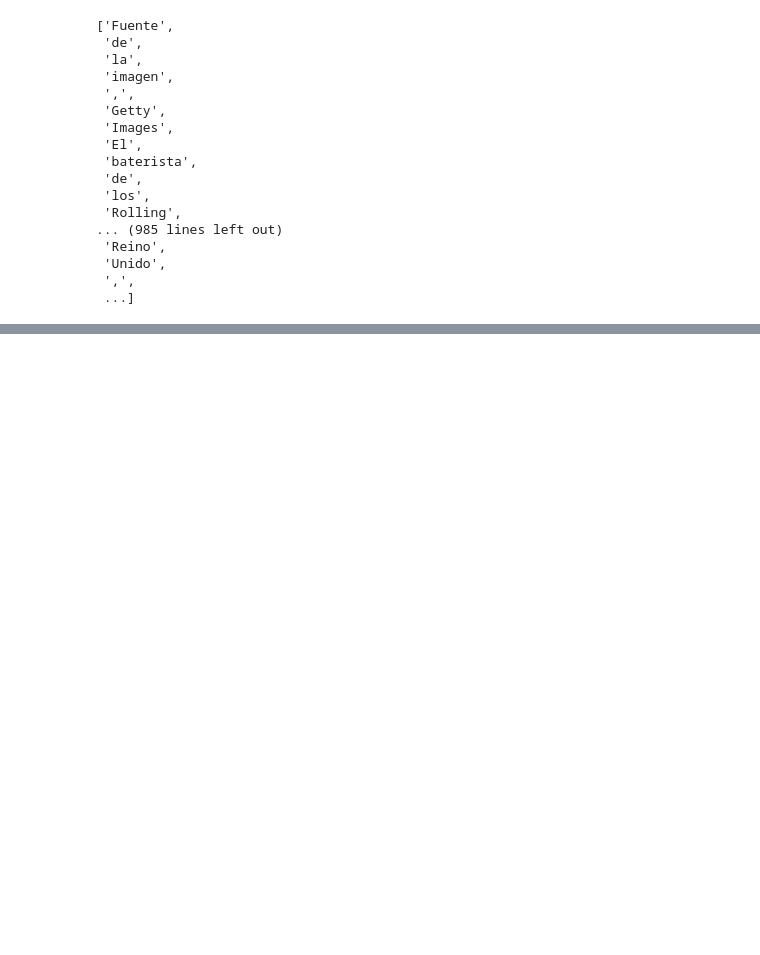
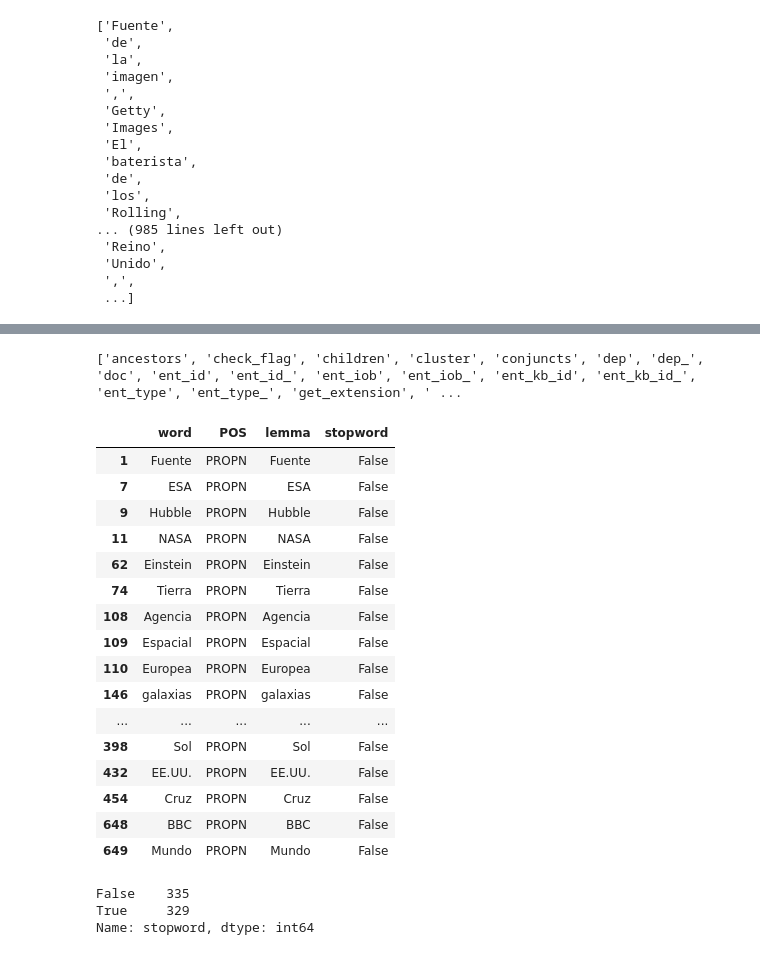
Before and after one commit to rsunderscore/rs_spanish, a Jupyter notebook: articlewords.ipynb, the cells around one changed output, grey strips where cells are left out. Saved outputs shown, nothing was run; the diff lists cells and outputs as text; code cells hidden in the pictures; blank space fills up the shorter version.

```diff
--- a/articlewords.ipynb
+++ b/articlewords.ipynb
@@ -131,4 +162,7 @@ print(e.prettify())
 # %%
-#git rid of div tag noise
-for x in e.find_all('div'):
-    x.replace_with_children()
+if len(e.find_all('div')) > 0:
+    #get rid of div tag noise
+    for x in e.find_all('div'):
+        x.replace_with_children()
+else:
+    print('div tags were already gone')
@@ -135,4 +171,2 @@ for x in e.find_all('div'):
-# %%
-e = d[list(d.keys())[0]]
 # %%
 title = e.find('h1')
@@ -232,3 +261,0 @@ sw = sw.union({'a', 'y'})
-# %%
-posdf = pd.DataFrame([(w.text, w.pos_, w.lemma_, w.lemma_ in sw) for w in doc], columns=['word','POS','lemma', 'stopword'])
-posdf[posdf['POS'] == 'PROPN']
@@ -388,0 +339,17 @@ print(e.prettify())
+# %%
+import es_core_news_sm
+nlp = es_core_news_sm.load()
+# tf/idf classification would inherently remove stopwords because they would be frequent in every document
+sw = nlp.Defaults.stop_words
+    # 'to', 'and' and 'or' are very common - needed for context but not for frequency
+sw = sw.union({'a', 'y', 'o'})
+print(f"stop words length {len(sw)} -- all stopwords{sw}")
+
+def process_art_text(cur_art_txt, sw=sw, nlp=nlp):
+    doc = nlp(cur_art_txt)
+    if doc.sentiment !=0:
+        print(f"*** sentiment is nonzero: {doc.sentiment}")
+    posdf = pd.DataFrame([(w.text, w.pos_, w.lemma_, w.lemma_.lower() in sw) for w in doc], columns=['word','POS','lemma', 'stopword'])
+    return posdf
+posdf = process_art_text(cur_art_txt)
+posdf
@@ -388,0 +371,43 @@ print(e.prettify())
+# %%
+#SpaCy token properties
+w = doc[0]
+print([x for x in dir(w) if x[0] != '_'])
+#['ancestors', 'check_flag', 'children', 'cluster', 'conjuncts', 'dep', 'dep_', 'doc', 'ent_id', 'ent_id_', 'ent_iob',
+#'ent_iob_', 'ent_kb_id', 'ent_kb_id_', 'ent_type', 'ent_type_', 'get_extension', 'has_dep', 'has_extension',
+#'has_head', 'has_morph', 'has_vector', 'head', 'i', 'idx', 'iob_strings', 'is_alpha', 'is_ancestor', 'is_ascii',
+#'is_bracket', 'is_currency', 'is_digit', 'is_left_punct', 'is_lower', 'is_oov', 'is_punct', 'is_quote',
+#'is_right_punct', 'is_sent_end', 'is_sent_start', 'is_space', 'is_stop', 'is_title', 'is_upper', 'lang', 'lang_',
+#'left_edge', 'lefts', 'lemma', 'lemma_', 'lex', 'lex_id', 'like_email', 'like_num', 'like_url', 'lower', 'lower_',
+#'morph', 'n_lefts', 'n_rights', 'nbor', 'norm', 'norm_', 'orth', 'orth_', 'pos', 'pos_', 'prefix', 'prefix_', 'prob',
+#'rank', 'remove_extension', 'right_edge', 'rights', 'sent', 'sent_start', 'sentiment', 'set_extension', 'set_morph',
+#'shape', 'shape_', 'similarity', 'subtree', 'suffix', 'suffix_', 'tag', 'tag_', 'tensor', 'text', 'text_with_ws',
+#'vector', 'vector_norm', 'vocab', 'whitespace_']
+# %% [output]
+['ancestors', 'check_flag', 'children', 'cluster', 'conjuncts', 'dep', 'dep_', 'doc', 'ent_id', 'ent_id_', 'ent_iob', 'ent_iob_', 'ent_kb_id', 'ent_kb_id_', 'ent_type', 'ent_type_', 'get_extension', ' ...
+# %%
+posdf[posdf['POS'] == 'PROPN'].drop_duplicates()
+#questionable = galaxias
+# %% [output]
+|  | word | POS | lemma | stopword |
+| 1 | Fuente | PROPN | Fuente | False |
+| 7 | ESA | PROPN | ESA | False |
+| 9 | Hubble | PROPN | Hubble | False |
+| 11 | NASA | PROPN | NASA | False |
+| 62 | Einstein | PROPN | Einstein | False |
+| 74 | Tierra | PROPN | Tierra | False |
+| 108 | Agencia | PROPN | Agencia | False |
+| 109 | Espacial | PROPN | Espacial | False |
+| 110 | Europea | PROPN | Europea | False |
+| 146 | galaxias | PROPN | galaxias | False |
+| ... | ... | ... | ... | ... |
+| 398 | Sol | PROPN | Sol | False |
+| 432 | EE.UU. | PROPN | EE.UU. | False |
+| 454 | Cruz | PROPN | Cruz | False |
+| 648 | BBC | PROPN | BBC | False |
+| 649 | Mundo | PROPN | Mundo | False |
+# %%
+posdf['stopword'].value_counts()
+# %% [output]
+False    335
+True     329
+Name: stopword, dtype: int64
```
Also changed, not shown: parts of 60 cells of this notebook, 1 other file.
